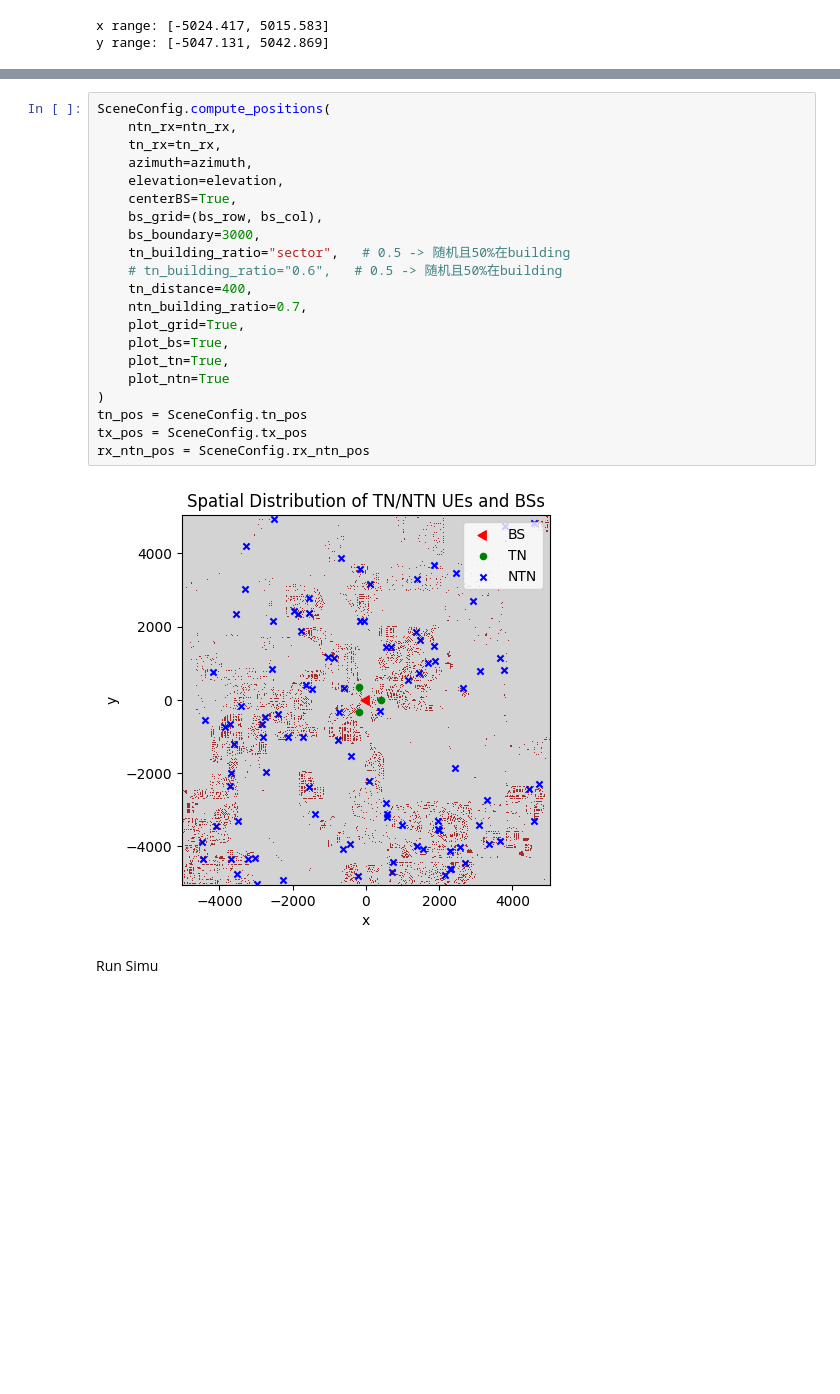
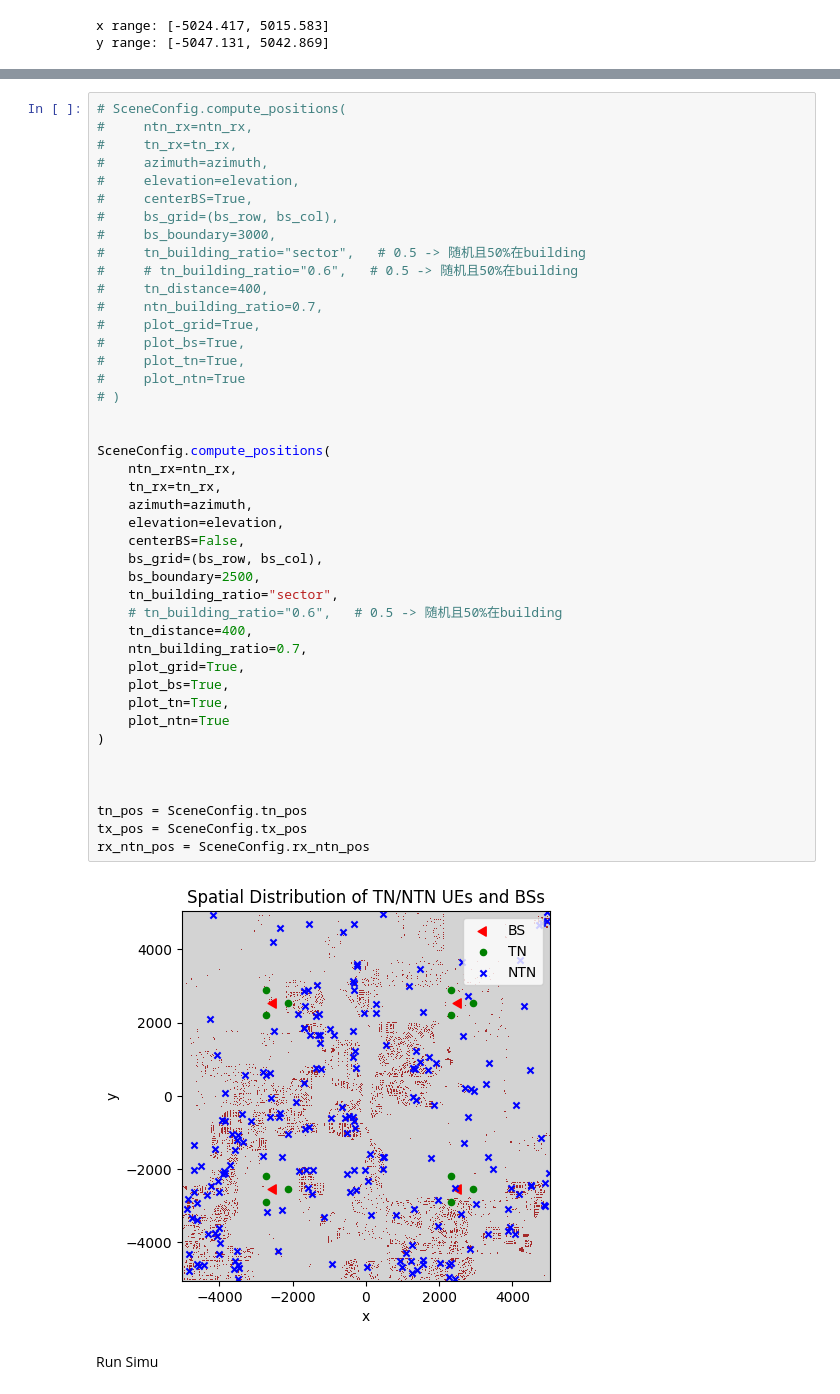
Before and after one commit to Shizhen-Jia/NTN-NULLING-NONCOH, a Jupyter notebook: Pos_for_RM.ipynb, the cells around one changed output, grey strips where cells are left out. Cells and saved outputs as stored; diff of their text form; blank space fills up the shorter version.

```diff
--- a/Pos_for_RM.ipynb
+++ b/Pos_for_RM.ipynb
@@ -82,26 +102,48 @@ tn_antennas = tn_rx_antenna_rows*tn_rx_antenna_cols
 # %%
+# SceneConfig.compute_positions(
+#     ntn_rx=ntn_rx,
+#     tn_rx=tn_rx,
+#     azimuth=azimuth,
+#     elevation=elevation,
+#     centerBS=True,
+#     bs_grid=(bs_row, bs_col),
+#     bs_boundary=3000,
+#     tn_building_ratio="sector",   # 0.5 -> 随机且50%在building
+#     # tn_building_ratio="0.6",   # 0.5 -> 随机且50%在building
+#     tn_distance=400,
+#     ntn_building_ratio=0.7,
+#     plot_grid=True,
+#     plot_bs=True,
+#     plot_tn=True,
+#     plot_ntn=True
+# )
+
+
 SceneConfig.compute_positions(
     ntn_rx=ntn_rx,
     tn_rx=tn_rx,
     azimuth=azimuth,
     elevation=elevation,
-    centerBS=True,
+    centerBS=False,
     bs_grid=(bs_row, bs_col),
-    bs_boundary=3000,
-    tn_building_ratio="sector",   # 0.5 -> 随机且50%在building
+    bs_boundary=2500,
+    tn_building_ratio="sector",
     # tn_building_ratio="0.6",   # 0.5 -> 随机且50%在building
     tn_distance=400,
     ntn_building_ratio=0.7,
     plot_grid=True,
     plot_bs=True,
     plot_tn=True,
     plot_ntn=True
 )
+
+
+
 tn_pos = SceneConfig.tn_pos
 tx_pos = SceneConfig.tx_pos
 rx_ntn_pos = SceneConfig.rx_ntn_pos
 # %% [output]
-[figure, old version]
+[figure, new version]
 # %% [markdown]
 Run Simu
 # %%
```
Also changed, not shown: parts of 16 cells of this notebook, 4 other files.
